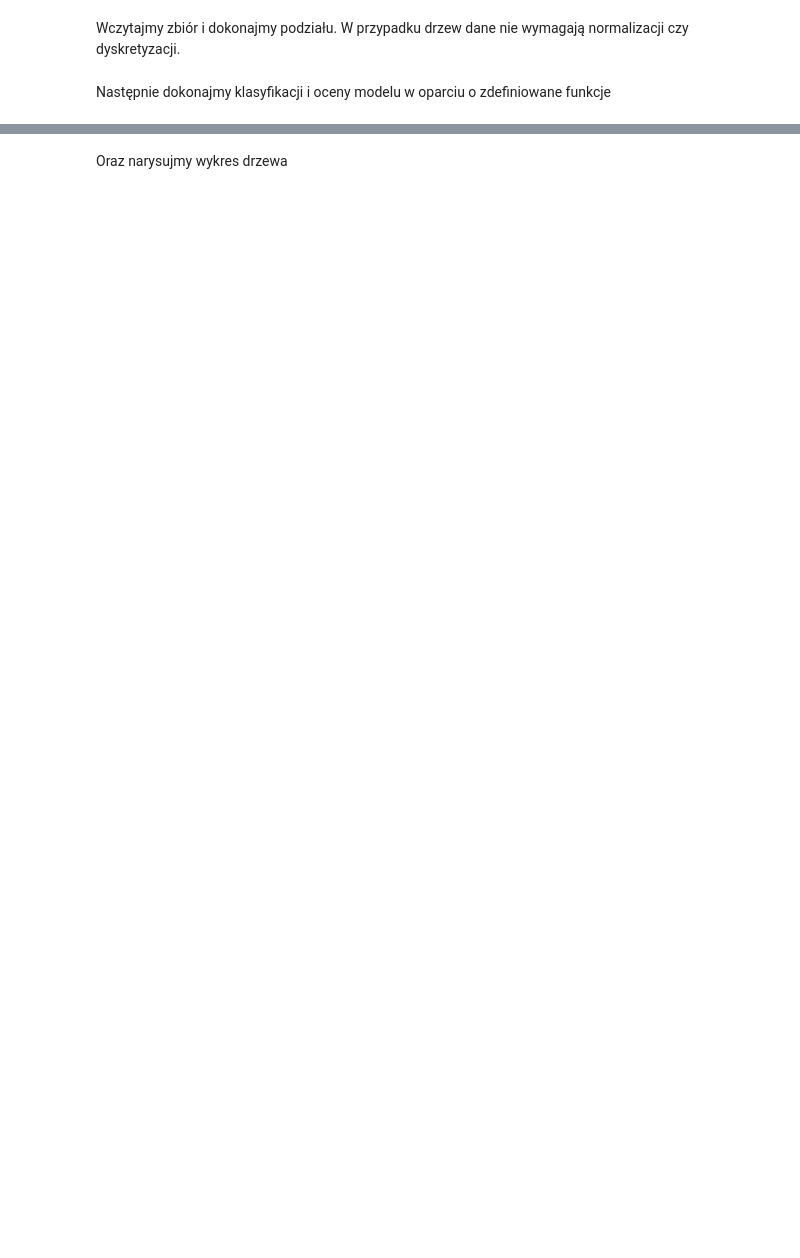
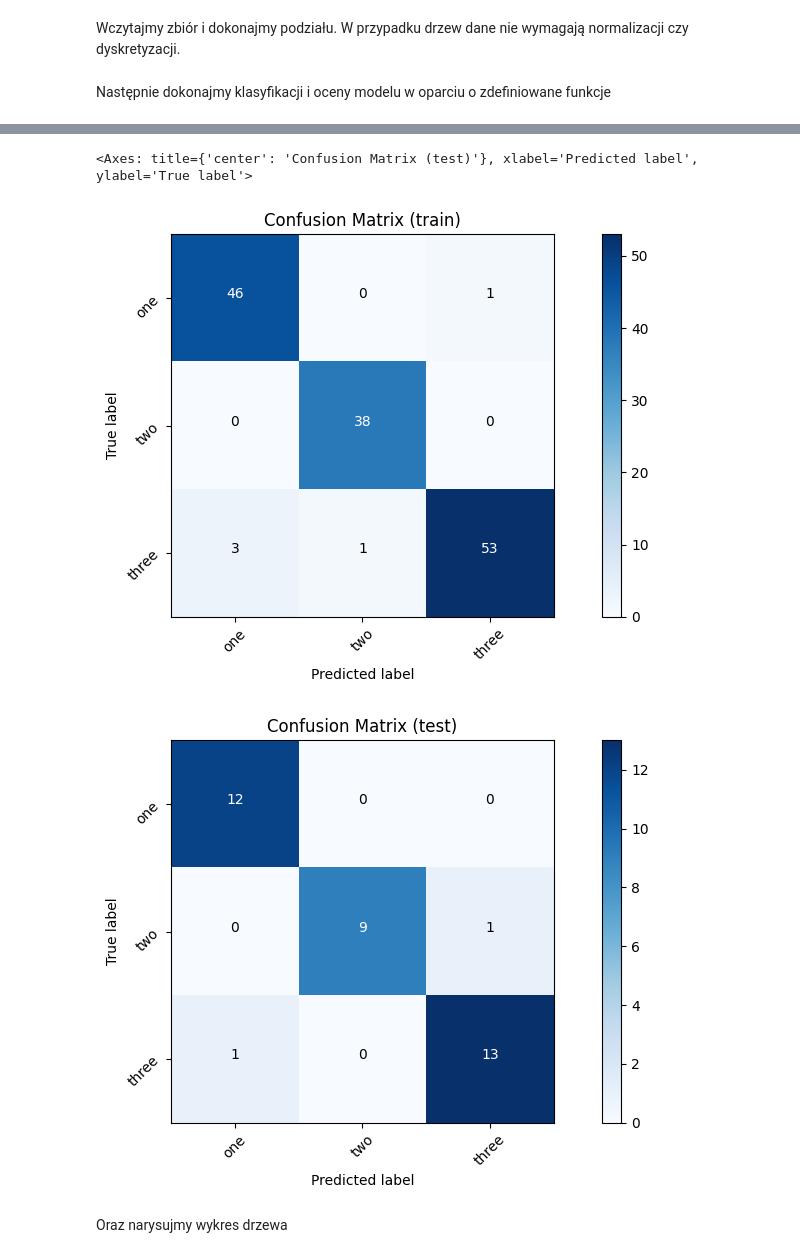
Before and after one commit to Pavti7/DATA_Pawel_A, a Jupyter notebook: Machine_Learning/Klasyfikacja/5_DecisionTrees.ipynb, the cells around one changed output, grey strips where cells are left out. Cells and saved outputs as stored; diff of their text form; code cells hidden in the pictures; blank space fills up the shorter version.

```diff
--- a/Machine_Learning/Klasyfikacja/5_DecisionTrees.ipynb
+++ b/Machine_Learning/Klasyfikacja/5_DecisionTrees.ipynb
@@ -44,0 +109,6 @@ Zdefiniujmy sobie szereg funkcji, z których będziemy korzystać
+# %%
+wine, wine_classes = load_dataset('wine', 'Class')
+
+y = wine.pop('class')
+X = wine
+X.head()
@@ -45,2 +122,6 @@ Zdefiniujmy sobie szereg funkcji, z których będziemy korzystać
 # %% [markdown]
 Wczytajmy zbiór i dokonajmy podziału. W przypadku drzew dane nie wymagają normalizacji czy dyskretyzacji.
+# %%
+from sklearn.model_selection import train_test_split
+
+X_train, X_test, y_train, y_test = train_test_split(X, y, test_size=0.2, stratify=y, random_state=42)
@@ -47,2 +131,16 @@ Wczytajmy zbiór i dokonajmy podziału. W przypadku drzew dane nie wymagają nor
+# %%
+dt = DecisionTreeClassifier(max_depth = 2, criterion = 'entropy')
+dt.fit(X_train, y_train)
+
+y_pred_train = dt.predict(X_train)
+y_pred = dt.predict(X_test)
 # %% [markdown]
 Następnie dokonajmy klasyfikacji i oceny modelu w oparciu o zdefiniowane funkcje
+# %%
+from sklearn.metrics import confusion_matrix
+print_results(calculate_metrics(y_train, y_pred_train))
+print_results(calculate_metrics(y_test, y_pred))
+
+plot_confusion_matrix(confusion_matrix(y_train, y_pred_train), wine_classes, title_appendix = 'train')
+plot_confusion_matrix(confusion_matrix(y_test, y_pred), wine_classes, title_appendix = 'test')
+# %% [output]
@@ -49,2 +163,5 @@ Następnie dokonajmy klasyfikacji i oceny modelu w oparciu o zdefiniowane funkcj
+<Axes: title={'center': 'Confusion Matrix (test)'}, xlabel='Predicted label', ylabel='True label'>
+[figure, added]
+[figure, added]
 # %% [markdown]
 Oraz narysujmy wykres drzewa
```
Also changed, not shown: parts of 12 cells of this notebook.
